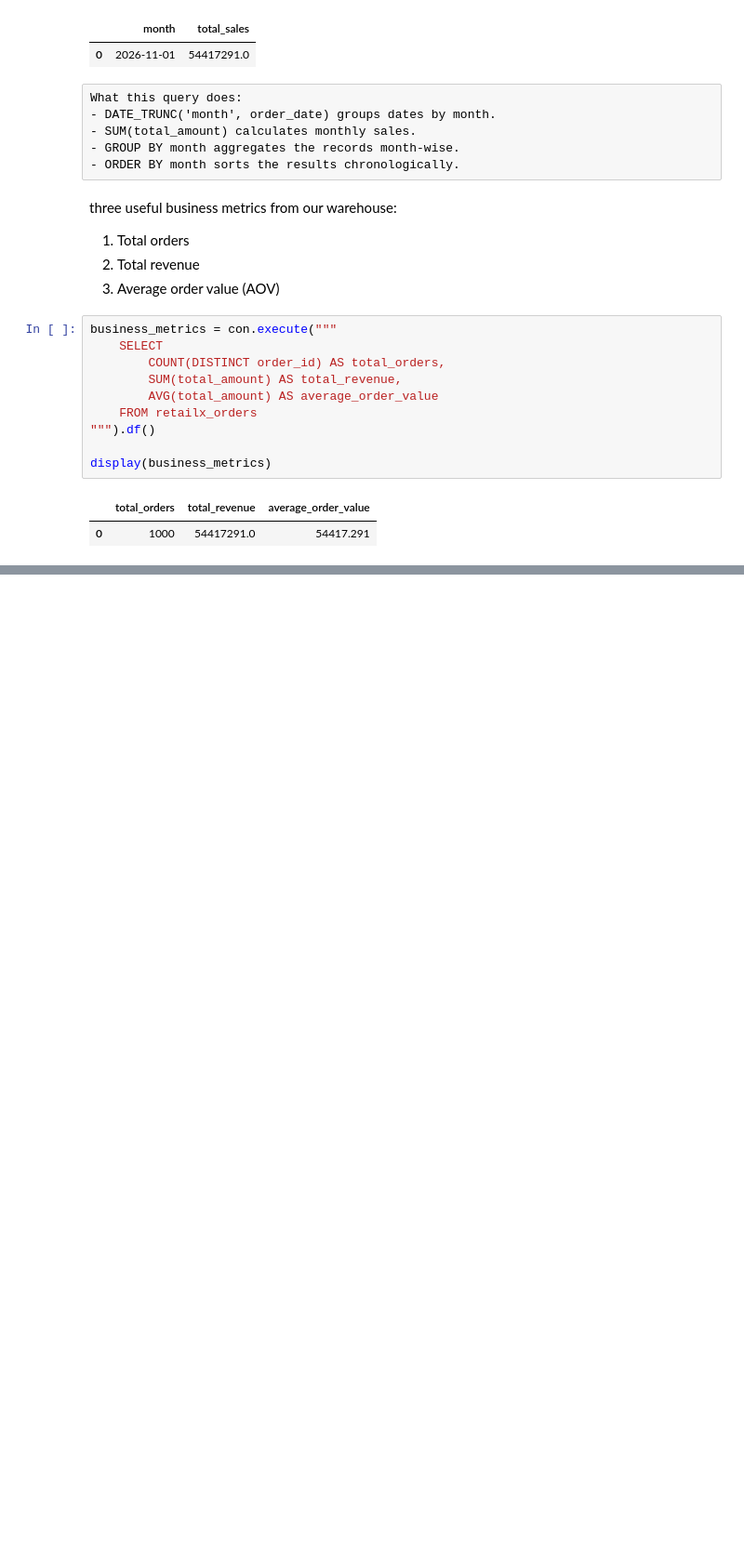
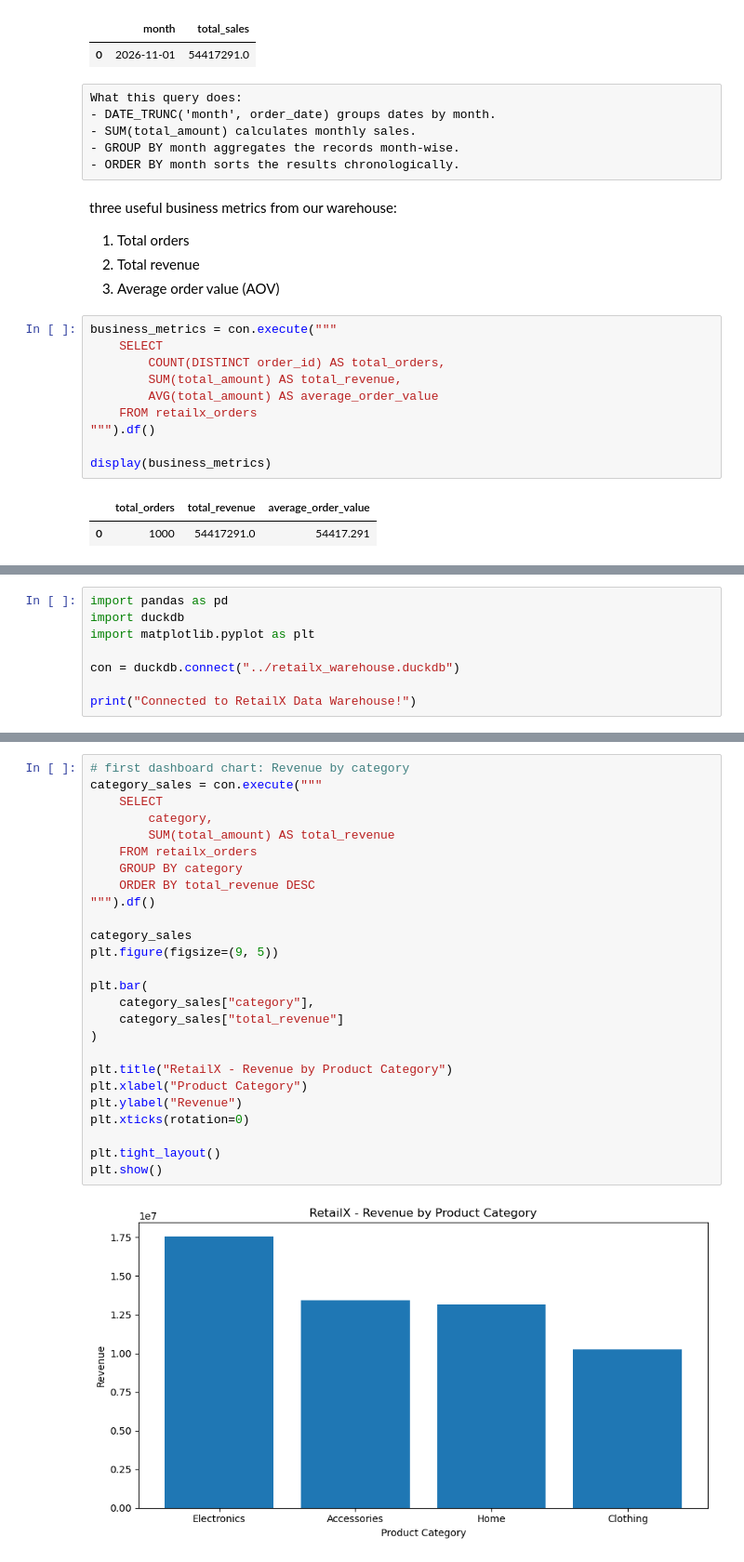
Before and after one commit to AbhayManhas26/end-to-end-data-engineering, a Jupyter notebook: 01_RetailX_Batch_Pipeline.ipynb, the cells around one changed output, grey strips where cells are left out. Shown at 93% size. Drawn from its saved outputs; the diff is of its cells as text; blank space fills up the shorter version.

Commit message:
Completed RetailX BI dashboard

```diff
--- a/01_RetailX_Batch_Pipeline.ipynb
+++ b/01_RetailX_Batch_Pipeline.ipynb
@@ -1104,0 +1108,8 @@ display(business_metrics)
+# %%
+import pandas as pd
+import duckdb
+import matplotlib.pyplot as plt
+
+con = duckdb.connect("../retailx_warehouse.duckdb")
+
+print("Connected to RetailX Data Warehouse!")
@@ -1104,0 +1126,28 @@ display(business_metrics)
+# %%
+# first dashboard chart: Revenue by category
+category_sales = con.execute("""
+    SELECT
+        category,
+        SUM(total_amount) AS total_revenue
+    FROM retailx_orders
+    GROUP BY category
+    ORDER BY total_revenue DESC
+""").df()
+
+category_sales
+plt.figure(figsize=(9, 5))
+
+plt.bar(
+    category_sales["category"],
+    category_sales["total_revenue"]
+)
+
+plt.title("RetailX - Revenue by Product Category")
+plt.xlabel("Product Category")
+plt.ylabel("Revenue")
+plt.xticks(rotation=0)
+
+plt.tight_layout()
+plt.show()
+# %% [output]
+[figure, added]
```
Also changed, not shown: parts of 13 cells of this notebook, 1 other file.
